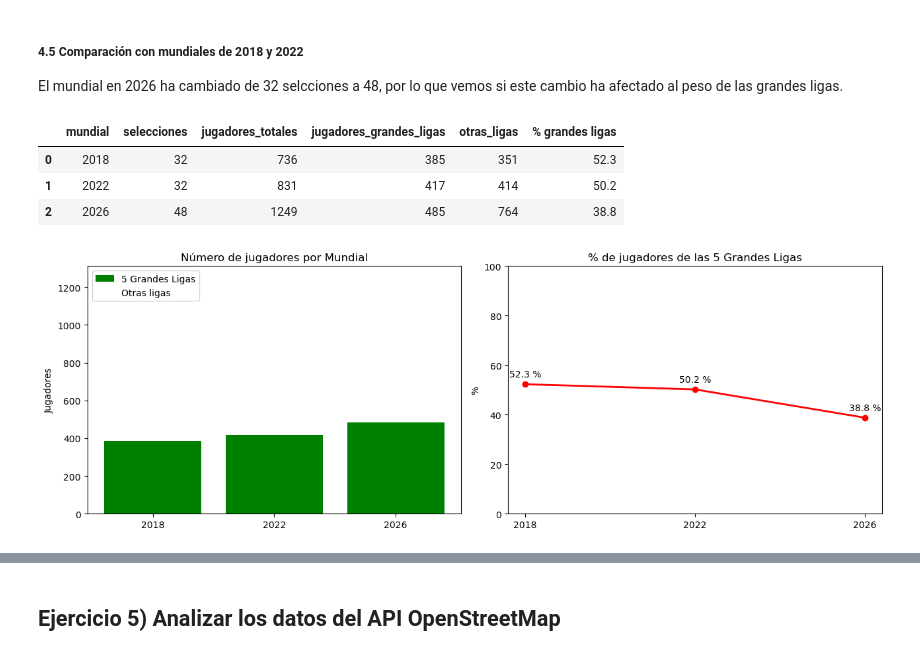
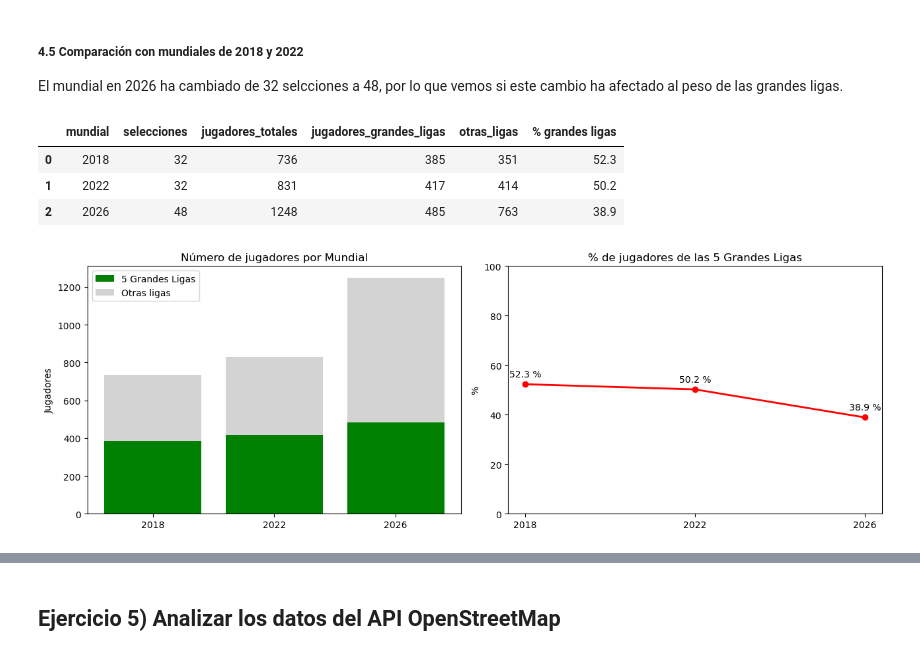
Before and after one commit to alonsoorbe/Pr-ctica-adquisici-n-y-visualizaci-n, a Jupyter notebook: Bloque4/conexion_api.ipynb, the cells around one changed output, grey strips where cells are left out. Saved outputs shown, nothing was run; the diff lists cells and outputs as text; code cells hidden in the pictures.

```diff
--- a/Bloque4/conexion_api.ipynb
+++ b/Bloque4/conexion_api.ipynb
@@ -178,6 +188,7 @@ mundial = mundial.rename(columns={
     "position": "posicion",
     "seleccion_name": "seleccion"})
 
+mundial = mundial[mundial["posicion"] != "Coach"] # Para que no se cuele ningún entrenador
 mundial = mundial[["id_jugador", "nombre", "fecha_nacimiento", "nacionalidad", "seleccion", "posicion"]]
 mundial = mundial.drop_duplicates(subset="id_jugador").reset_index(drop=True)
 
@@ -404,35 +422,35 @@ El mundial en 2026 ha cambiado de 32 selcciones a 48, por lo que vemos si este c
 historico = pd.DataFrame({
     "mundial": ["2018", "2022", "2026"],
     "selecciones": [32, 32, 48],
     "jugadores_totales": [736, 831, len(mundial_ligas)],
     "jugadores_grandes_ligas": [385, 417, int(en_mundial)]})
 
 historico["otras_ligas"] = historico["jugadores_totales"] - historico["jugadores_grandes_ligas"]
 historico["% grandes ligas"] = (historico["jugadores_grandes_ligas"] / historico["jugadores_totales"] * 100).round(1)
 display(historico)
 
 fig, axes = plt.subplots(1, 2, figsize=(13, 4.5))
 
 axes[0].bar(historico["mundial"], historico["jugadores_grandes_ligas"], color="green", label="5 Grandes Ligas")
-axes[0].bar(historico["mundial"], historico["otras_ligas"], bottom=historico["jugadores_grandes_ligas"],color="white", label="Otras ligas")
+axes[0].bar(historico["mundial"], historico["otras_ligas"], bottom=historico["jugadores_grandes_ligas"],color="lightgray", label="Otras ligas")
 axes[0].set_title("Número de jugadores por Mundial")
 axes[0].set_ylabel("Jugadores")
 axes[0].legend()
 
 axes[1].plot(historico["mundial"], historico["% grandes ligas"], marker="o", color="red", linewidth=2)
 for x, y in zip(historico["mundial"], historico["% grandes ligas"]):
     axes[1].annotate(f"{y} %", (x, y), textcoords="offset points", xytext=(0, 8), ha="center")
 axes[1].set_title("% de jugadores de las 5 Grandes Ligas")
 axes[1].set_ylabel("%")
 axes[1].set_ylim(0, 100)
 
 plt.tight_layout()
 plt.show()
 # %% [output]
 |  | mundial | selecciones | jugadores_totales | jugadores_grandes_ligas | otras_ligas | % grandes ligas |
 | 0 | 2018 | 32 | 736 | 385 | 351 | 52.3 |
 | 1 | 2022 | 32 | 831 | 417 | 414 | 50.2 |
-| 2 | 2026 | 48 | 1249 | 485 | 764 | 38.8 |
+| 2 | 2026 | 48 | 1248 | 485 | 763 | 38.9 |
-[figure, old version]
+[figure, new version]
 # %% [markdown]
 ### Conclusiones del ejercicio
```
Also changed, not shown: parts of 19 cells of this notebook, 3 other files.
